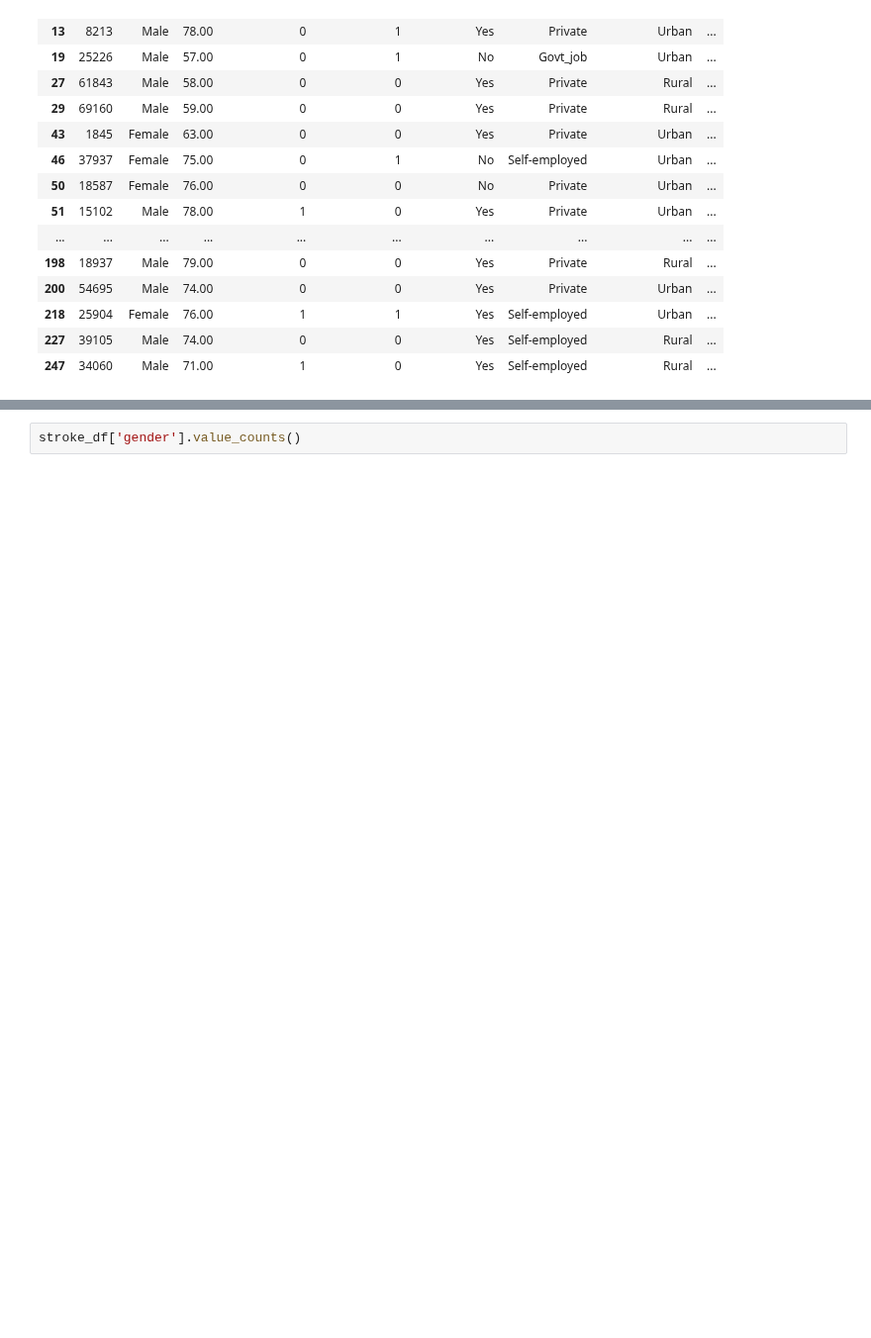
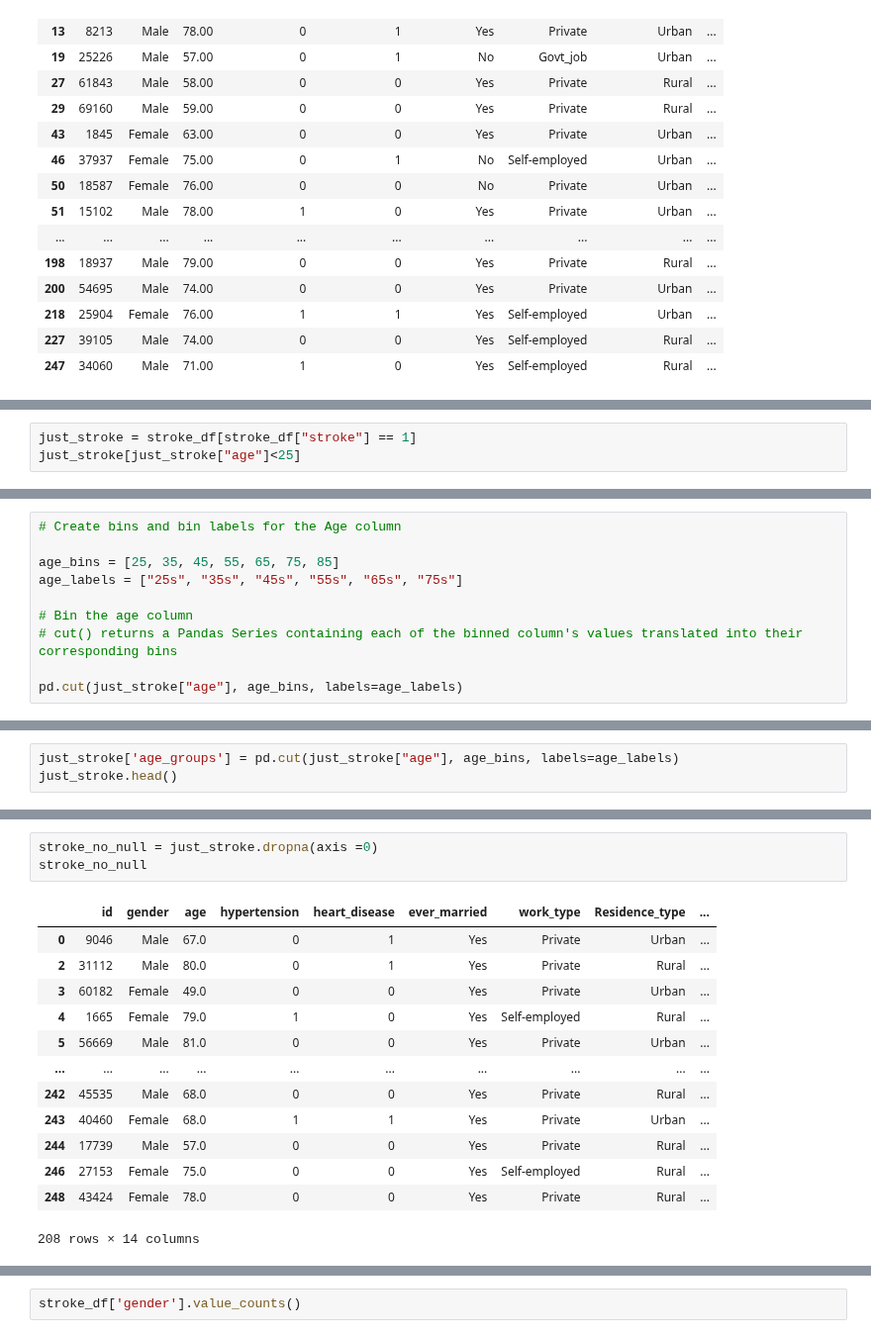
Before and after one commit to britt-emm/CGGroupProject, a Jupyter notebook: Final_Project/Stroke_test_notebook.ipynb, the cells around one changed output, grey strips where cells are left out. Shown at 99% size. Cells and saved outputs as stored; diff of their text form; blank space fills up the shorter version.

```diff
--- a/Final_Project/Stroke_test_notebook.ipynb
+++ b/Final_Project/Stroke_test_notebook.ipynb
@@ -67,0 +84,3 @@ stroke_df[stroke_df['bmi'].isnull() & stroke_df["stroke"] == 1]
+# %%
+just_stroke = stroke_df[stroke_df["stroke"] == 1]
+just_stroke[just_stroke["age"]<25]
@@ -67,0 +115,10 @@ stroke_df[stroke_df['bmi'].isnull() & stroke_df["stroke"] == 1]
+# %%
+# Create bins and bin labels for the Age column
+
+age_bins = [25, 35, 45, 55, 65, 75, 85]
+age_labels = ["25s", "35s", "45s", "55s", "65s", "75s"]
+
+# Bin the age column
+# cut() returns a Pandas Series containing each of the binned column's values translated into their corresponding bins
+
+pd.cut(just_stroke["age"], age_bins, labels=age_labels)
@@ -67,0 +139,3 @@ stroke_df[stroke_df['bmi'].isnull() & stroke_df["stroke"] == 1]
+# %%
+just_stroke['age_groups'] = pd.cut(just_stroke["age"], age_bins, labels=age_labels)
+just_stroke.head()
@@ -67,0 +164,17 @@ stroke_df[stroke_df['bmi'].isnull() & stroke_df["stroke"] == 1]
+# %%
+stroke_no_null = just_stroke.dropna(axis =0)
+stroke_no_null
+# %% [output]
+|  | id | gender | age | hypertension | heart_disease | ever_married | work_type | Residence_type | ... |
+| 0 | 9046 | Male | 67.0 | 0 | 1 | Yes | Private | Urban | ... |
+| 2 | 31112 | Male | 80.0 | 0 | 1 | Yes | Private | Rural | ... |
+| 3 | 60182 | Female | 49.0 | 0 | 0 | Yes | Private | Urban | ... |
+| 4 | 1665 | Female | 79.0 | 1 | 0 | Yes | Self-employed | Rural | ... |
+| 5 | 56669 | Male | 81.0 | 0 | 0 | Yes | Private | Urban | ... |
+| ... | ... | ... | ... | ... | ... | ... | ... | ... | ... |
+| 242 | 45535 | Male | 68.0 | 0 | 0 | Yes | Private | Rural | ... |
+| 243 | 40460 | Female | 68.0 | 1 | 1 | Yes | Private | Urban | ... |
+| 244 | 17739 | Male | 57.0 | 0 | 0 | Yes | Private | Rural | ... |
+| 246 | 27153 | Female | 75.0 | 0 | 0 | Yes | Self-employed | Rural | ... |
+| 248 | 43424 | Female | 78.0 | 0 | 0 | Yes | Private | Rural | ... |
+208 rows × 14 columns
```
Also changed, not shown: parts of 14 cells of this notebook.
